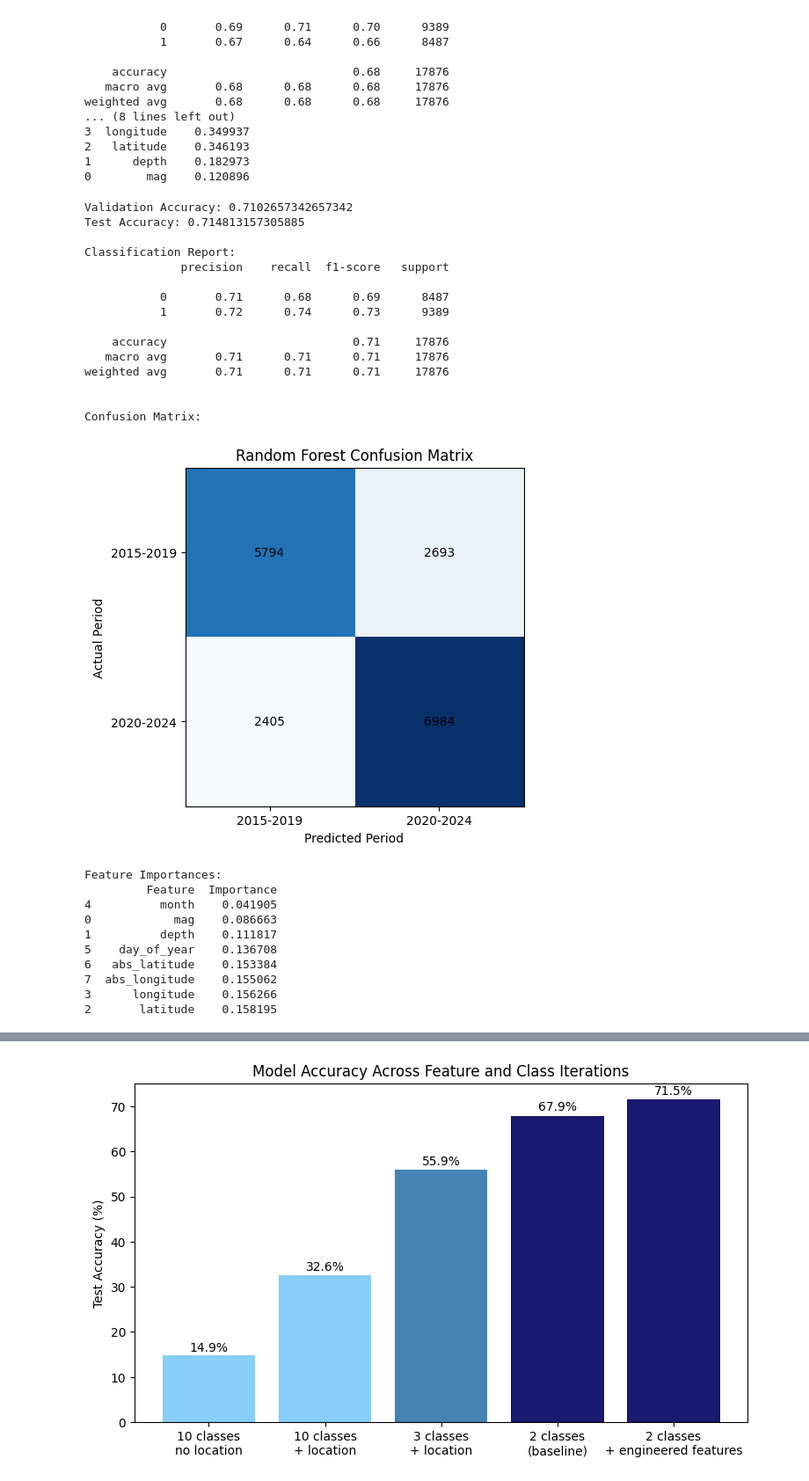
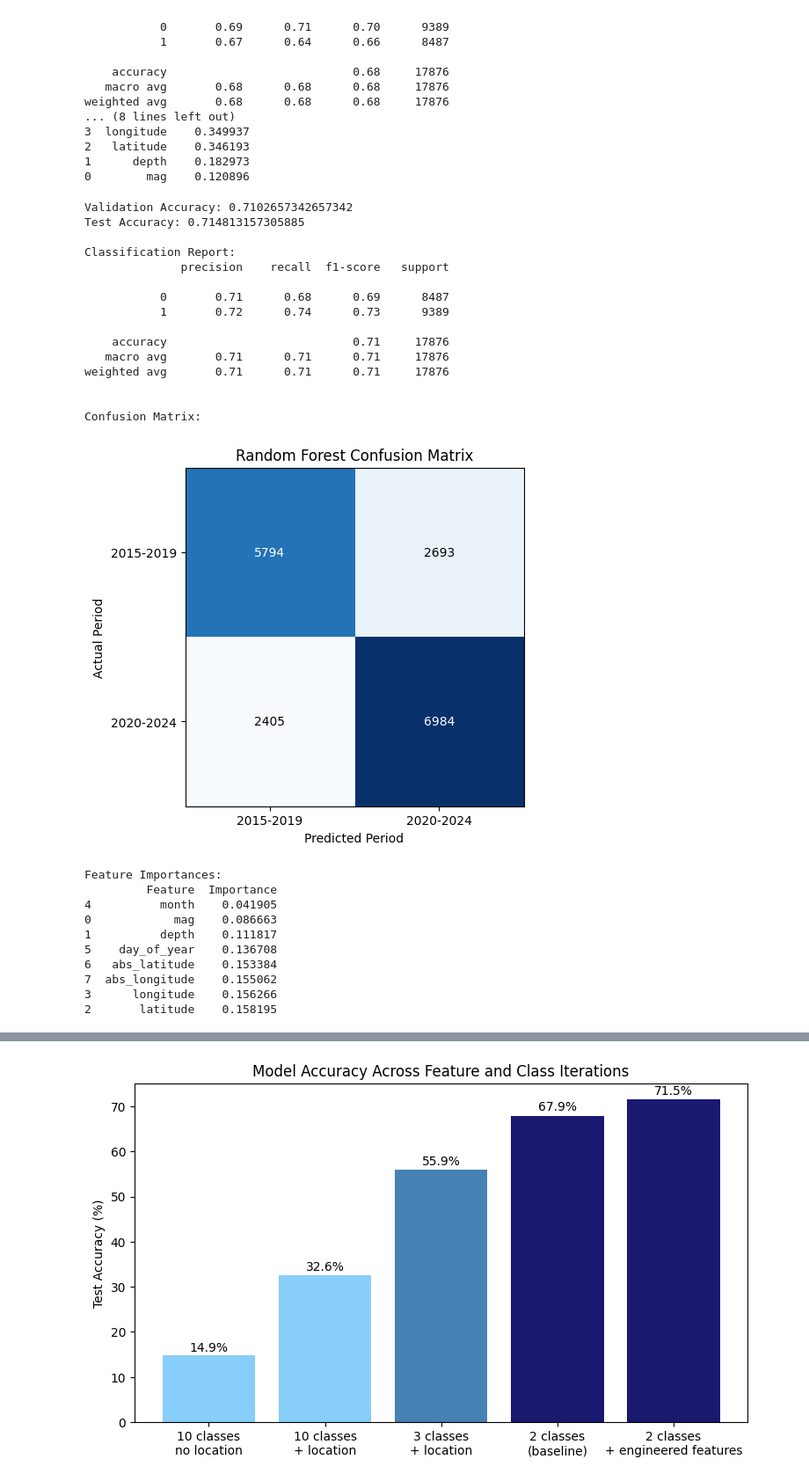
Before and after one commit to CameronKoP4/earthquake-dataset-analysis, a Jupyter notebook: Earthquakes_Dataset.ipynb, the cells around one changed output, grey strips where cells are left out. Shown at 88% size. Cells and saved outputs as stored; diff of their text form; code cells hidden in the pictures.

```diff
--- a/Earthquakes_Dataset.ipynb
+++ b/Earthquakes_Dataset.ipynb
@@ -598,9 +598,13 @@ plt.figure(figsize = (7, 5))
 
 plt.imshow(cm, cmap = "Blues")
 
+threshold = cm.max() / 2
+
 for i in range(len(classes)):
     for j in range(len(classes)):
-        plt.text(j, i, cm[i, j], ha = "center", va = "center", color = "black")
+        text_color = "white" if cm[i, j] > threshold else "black"
+        plt.text(j, i, cm[i, j], ha = "center", va = "center", color = text_color)
+
 
 plt.xticks(range(len(classes)), classes)
 plt.yticks(range(len(classes)), classes)
@@ -617,34 +621,34 @@ importance = importance.sort_values(by = "Importance", ascending = True)
 
 print("\nFeature Importances:")
 print(importance)
 
 plt.figure(figsize = (7, 5))
 
 plt.barh(importance["Feature"], importance["Importance"])
 
 plt.xlabel("Feature Importance")
 plt.title("Random Forest Feature Importance")
 
 plt.show()
 
 acc_2class_engineered = accuracy_score(y_test, test_predictions)
 # %% [output]
 Validation Accuracy: 0.7102657342657342
 Test Accuracy: 0.714813157305885
 
 Classification Report:
               precision    recall  f1-score   support
 
            0       0.71      0.68      0.69      8487
            1       0.72      0.74      0.73      9389
 
     accuracy                           0.71     17876
    macro avg       0.71      0.71      0.71     17876
 weighted avg       0.71      0.71      0.71     17876
 
 
 Confusion Matrix:
-[figure, old version]
+[figure, new version]
 Feature Importances:
          Feature  Importance
 4          month    0.041905
```
